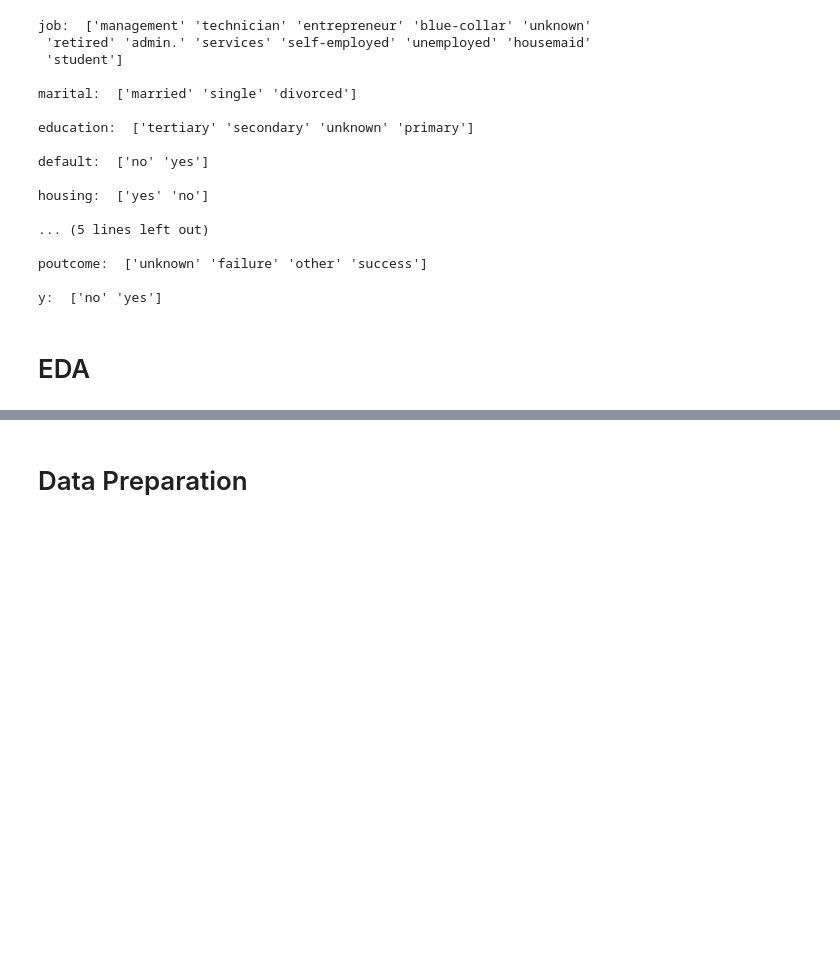
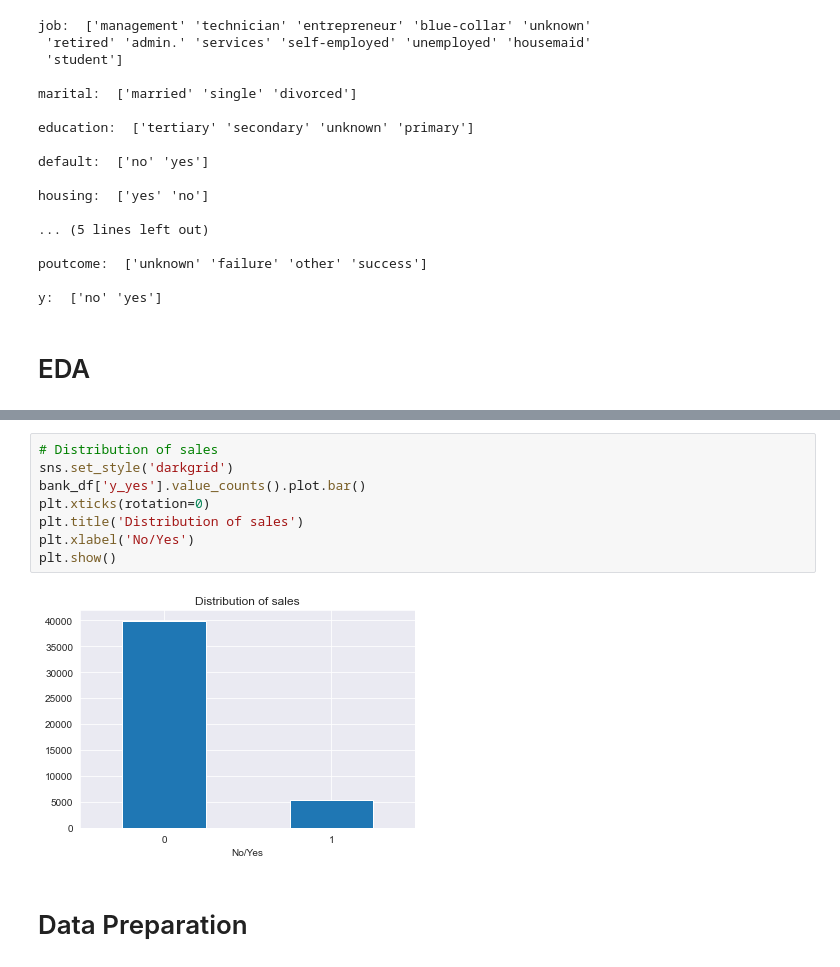
Before and after one commit to vinihuge/Data_Science_Projects, a Jupyter notebook: Customer_Churn/Customer_Churn.ipynb, the cells around one changed output, grey strips where cells are left out. Drawn from its saved outputs; the diff is of its cells as text; blank space fills up the shorter version.

```diff
--- a/Customer_Churn/Customer_Churn.ipynb
+++ b/Customer_Churn/Customer_Churn.ipynb
@@ -109,3 +79,13 @@ for column in cat:
+# %%
+# Distribution of sales
+sns.set_style('darkgrid')
+bank_df['y_yes'].value_counts().plot.bar()
+plt.xticks(rotation=0)
+plt.title('Distribution of sales')
+plt.xlabel('No/Yes')
+plt.show()
+# %% [output]
+[figure, added]
 # %% [markdown]
 # Data Preparation
 # %%
```
Also changed, not shown: parts of 17 cells of this notebook, 3 other files.
